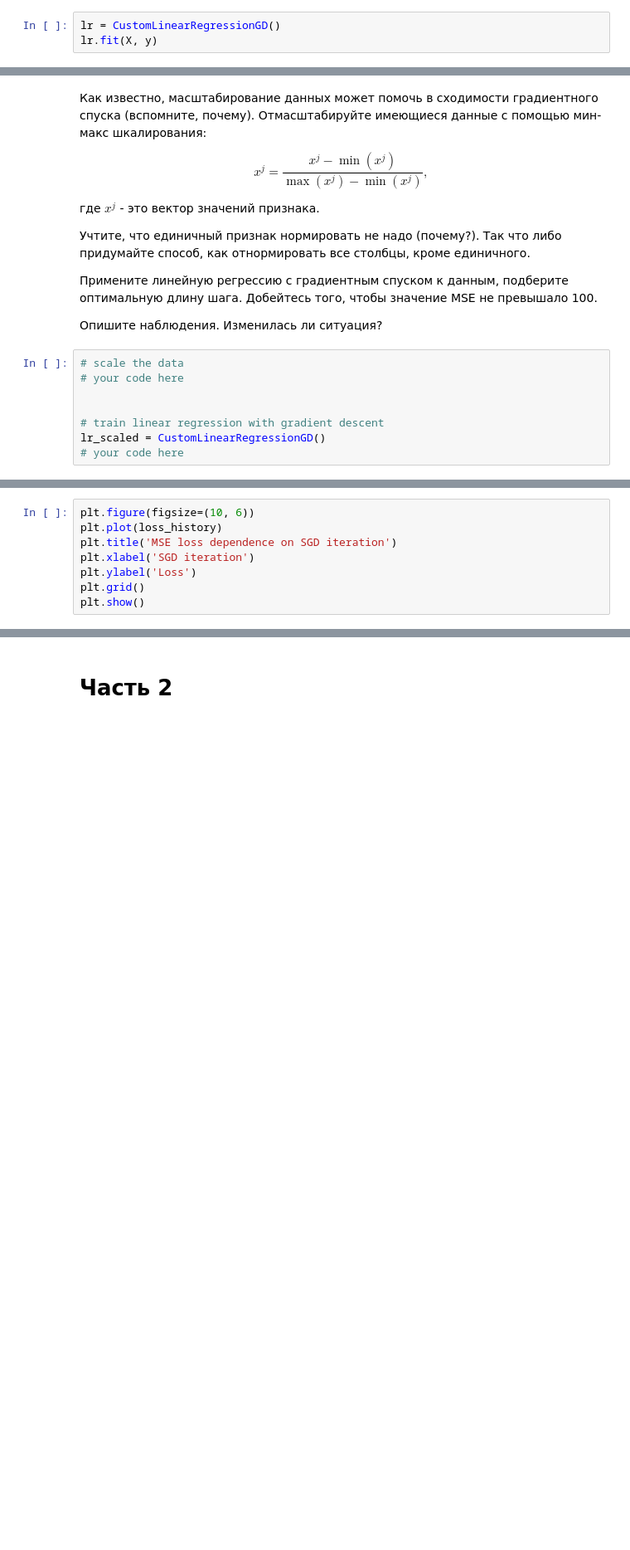
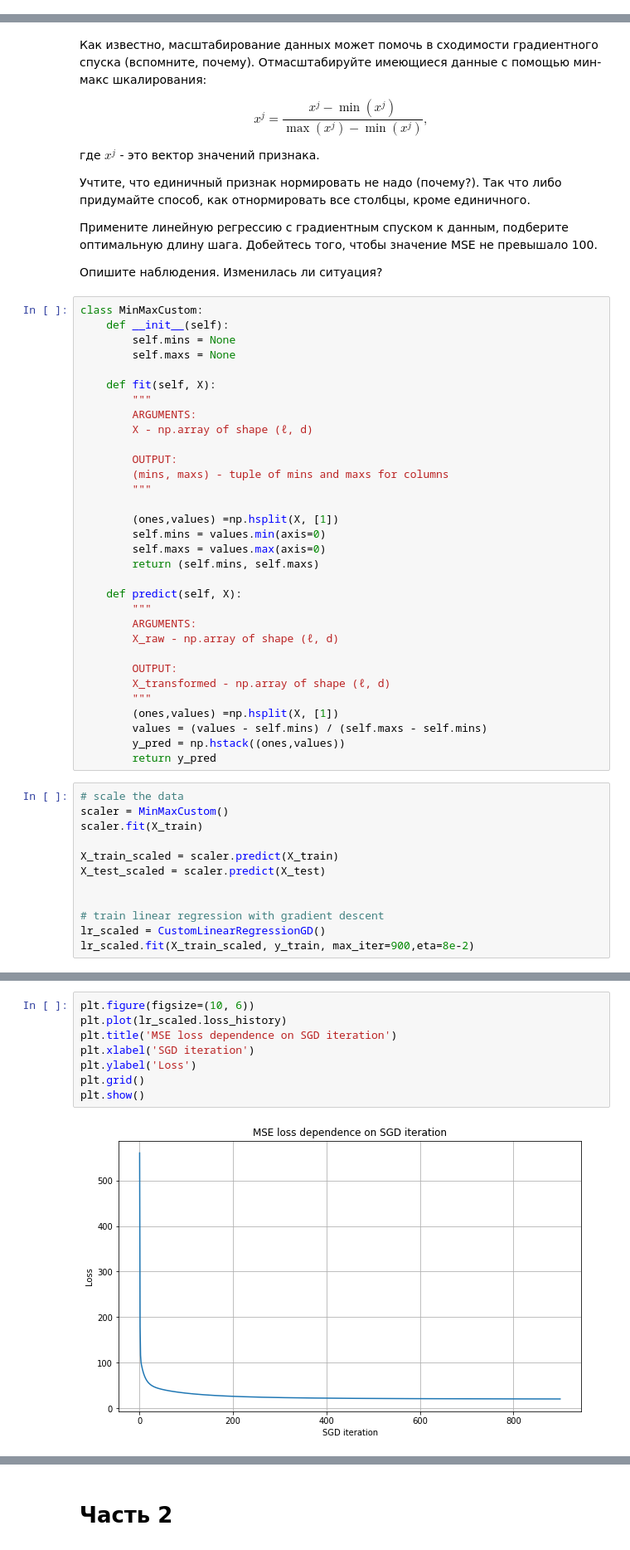
Before and after one commit to ksetdekov/ml_dpo_2021, a Jupyter notebook: hw/hw2/hw02.ipynb, the cells around one changed output, grey strips where cells are left out. Shown at 83% size. Drawn from its saved outputs; the diff is of its cells as text; blank space fills up the shorter version.

```diff
--- a/hw/hw2/hw02.ipynb
+++ b/hw/hw2/hw02.ipynb
@@ -245,6 +249,3 @@ class CustomLinearRegressionGD:
 - Постройте график зависимости значения функционала потерь от итерации градиентного спуска.
 - Подберите вручную оптимальную длину шага градиентного спуска и посчитайте MSE на тестовой части с помощью функции `mean_squared_error` из `sklearn`.
 - Добейтесь того, чтобы значение MSE не превышало 100.
-# %%
-lr = CustomLinearRegressionGD()
-lr.fit(X, y)
@@ -301,11 +291,47 @@ $$
 Примените линейную регрессию с градиентным спуском к данным, подберите оптимальную длину шага. Добейтесь того, чтобы значение MSE не превышало 100.
 
 Опишите наблюдения. Изменилась ли ситуация?
+# %%
+class MinMaxCustom:
+    def __init__(self):
+        self.mins = None
+        self.maxs = None
+
+    def fit(self, X):
+        """
+        ARGUMENTS:
+        X - np.array of shape (ℓ, d)
+
+        OUTPUT:
+        (mins, maxs) - tuple of mins and maxs for columns
+        """
+
+        (ones,values) =np.hsplit(X, [1])
+        self.mins = values.min(axis=0)
+        self.maxs = values.max(axis=0)
+        return (self.mins, self.maxs)
+
+    def predict(self, X):
+        """
+        ARGUMENTS:
+        X_raw - np.array of shape (ℓ, d)
+
+        OUTPUT:
+        X_transformed - np.array of shape (ℓ, d)
+        """
+        (ones,values) =np.hsplit(X, [1])
+        values = (values - self.mins) / (self.maxs - self.mins)
+        y_pred = np.hstack((ones,values))
+        return y_pred
 # %%
 # scale the data
-# your code here
+scaler = MinMaxCustom()
+scaler.fit(X_train)
+
+X_train_scaled = scaler.predict(X_train)
+X_test_scaled = scaler.predict(X_test)
 
 
 # train linear regression with gradient descent
 lr_scaled = CustomLinearRegressionGD()
-# your code here
+lr_scaled.fit(X_train_scaled, y_train, max_iter=900,eta=8e-2)
@@ -312,8 +356,10 @@ lr_scaled = CustomLinearRegressionGD()
 # %%
 plt.figure(figsize=(10, 6))
-plt.plot(loss_history)
+plt.plot(lr_scaled.loss_history)
 plt.title('MSE loss dependence on SGD iteration')
 plt.xlabel('SGD iteration')
 plt.ylabel('Loss')
 plt.grid()
 plt.show()
+# %% [output]
+[figure, added]
```
Also changed, not shown: parts of 31 cells of this notebook.
